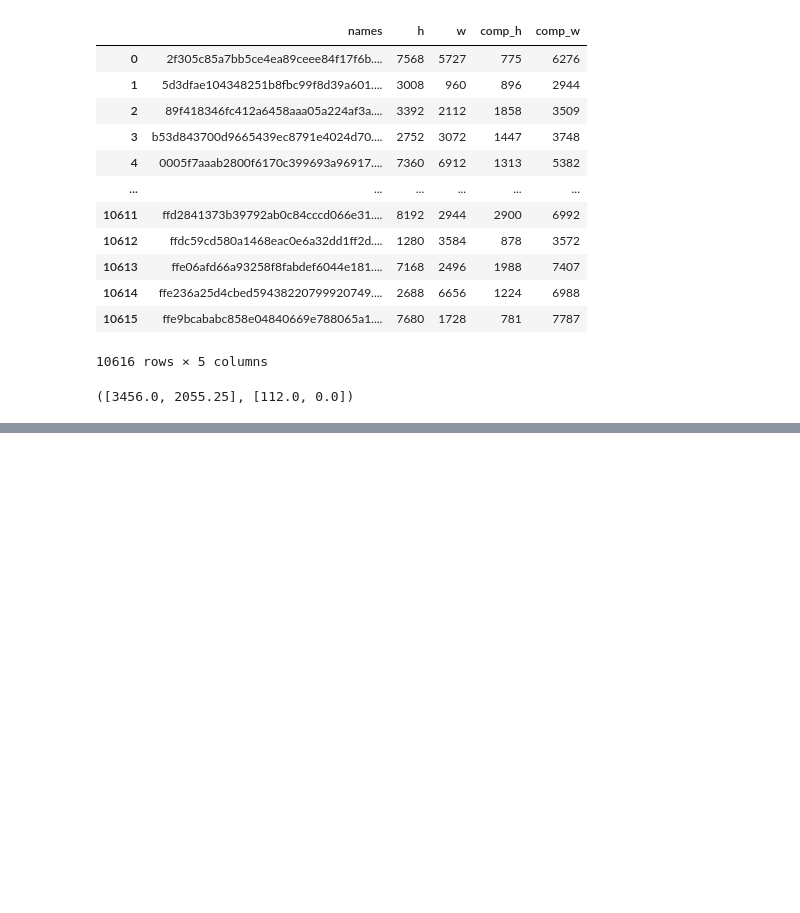
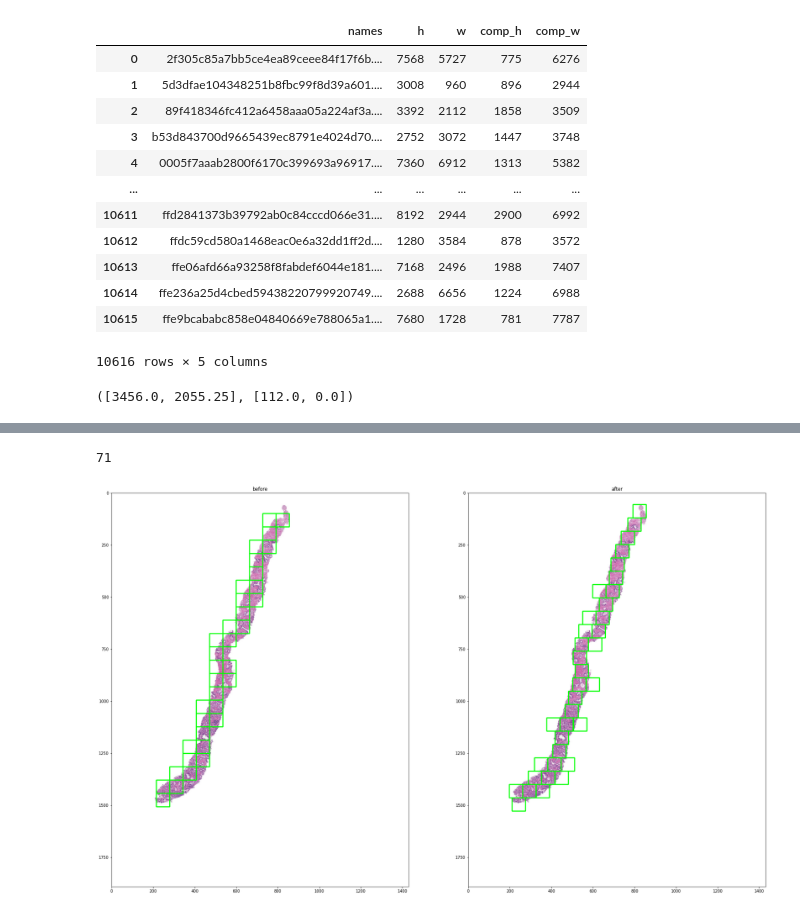
Before and after one commit to Dipet/kaggle_panda, a Jupyter notebook: notebooks/stats.ipynb, the cells around one changed output, grey strips where cells are left out. Cells and saved outputs as stored; diff of their text form; code cells hidden in the pictures; blank space fills up the shorter version.

Commit message:
new boxes

```diff
--- a/notebooks/stats.ipynb
+++ b/notebooks/stats.ipynb
@@ -107,0 +147,20 @@ import seaborn as sns
+# %%
+def find_boxes(image, preprocessed=False):
+    if not preprocessed:
+        if image.ndim > 2:
+            image = cv.cvtColor(image, cv.COLOR_RGB2GRAY)
+        image = (image != 255).astype(np.uint8)
+        image = cv.morphologyEx(image, cv.MORPH_CLOSE, cv.getStructuringElement(cv.MORPH_RECT, (10, 10)))
+    countours, hierarchy = cv.findContours(image, cv.RETR_LIST, cv.CHAIN_APPROX_SIMPLE)
+
+    min_rects = []
+    for c in countours:
+        rect = cv.boundingRect(c)
+        min_rects.append(rect)
+
+    return [[x, y, x + w, y + h] for x, y, w, h in min_rects]
+# %%
+def moving_sum(a, n=3) :
+    ret = np.cumsum(a)
+    ret[n:] = ret[n:] - ret[:-n]
+    return ret[n - 1:]
@@ -107,0 +277,51 @@ import seaborn as sns
+# %%
+idx = 0
+sz = 64
+size = sz
+
+img = MultiImage(os.path.join(data_dir, df['names'].iloc[idx]))[-1]
+h, w = img.shape[:2]
+
+tmp = img.copy()
+
+for box in _tile(img, sz, 36):
+    cv.rectangle(tmp, tuple(box[:2]), tuple(box[2:]), (0, 255, 0), 3)
+plt.figure(figsize=(30, 30))
+plt.subplot(121, title="before")
+plt.imshow(tmp)
+
+# boxes = find_boxes(img)
+# tile_boxes = []
+# tile_sums = []
+# for i, box in enumerate(boxes):
+#     sub_img = img[box[1]:box[3], box[0]:box[2]]
+
+#     b, s = find_tile_boxes(sub_img, sz, max_overlap=0.0)
+#     b = b.astype(np.float32)
+#     b[:, 0::2] = (b[:, 0::2] + box[0]) / w
+#     b[:, 1::2] = (b[:, 1::2] + box[1]) / h
+#     tile_boxes.append(b)
+#     tile_sums.append(s)
+
+# tile_sums = np.concatenate(tile_sums)
+# tile_boxes = np.concatenate(tile_boxes)
+
+tile_boxes, tile_sums = get_new_tile_boxes(img, size)
+
+# tmp = MultiImage(os.path.join(data_dir, df['names'].iloc[idx]))[1]
+tmp = img.copy()
+h, w = tmp.shape[:2]
+print(len(tile_boxes))
+for box in tile_boxes[np.argsort(tile_sums)[::-1]][:36]:
+    box = box.copy()
+    box[0::2] *= w
+    box[1::2] *= h
+    box = box.astype(int)
+    cv.rectangle(tmp, tuple(box[:2]), tuple(box[2:]), (0, 255, 0), 3)
+
+# plt.figure(figsize=(30, 30))
+plt.subplot(122, title="after")
+plt.imshow(tmp);
+# %% [output]
+71
+[figure, added]
```
Also changed, not shown: parts of 23 cells of this notebook, 3 other files.
